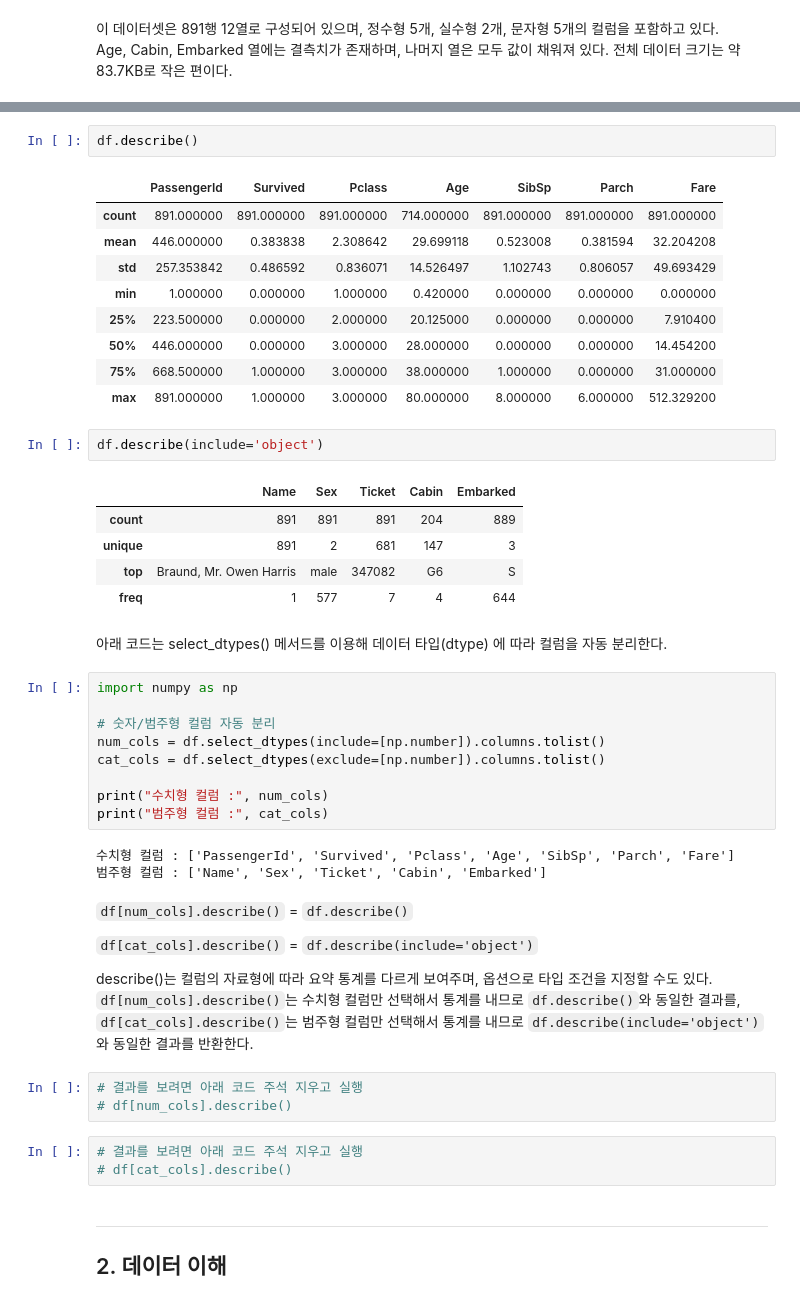
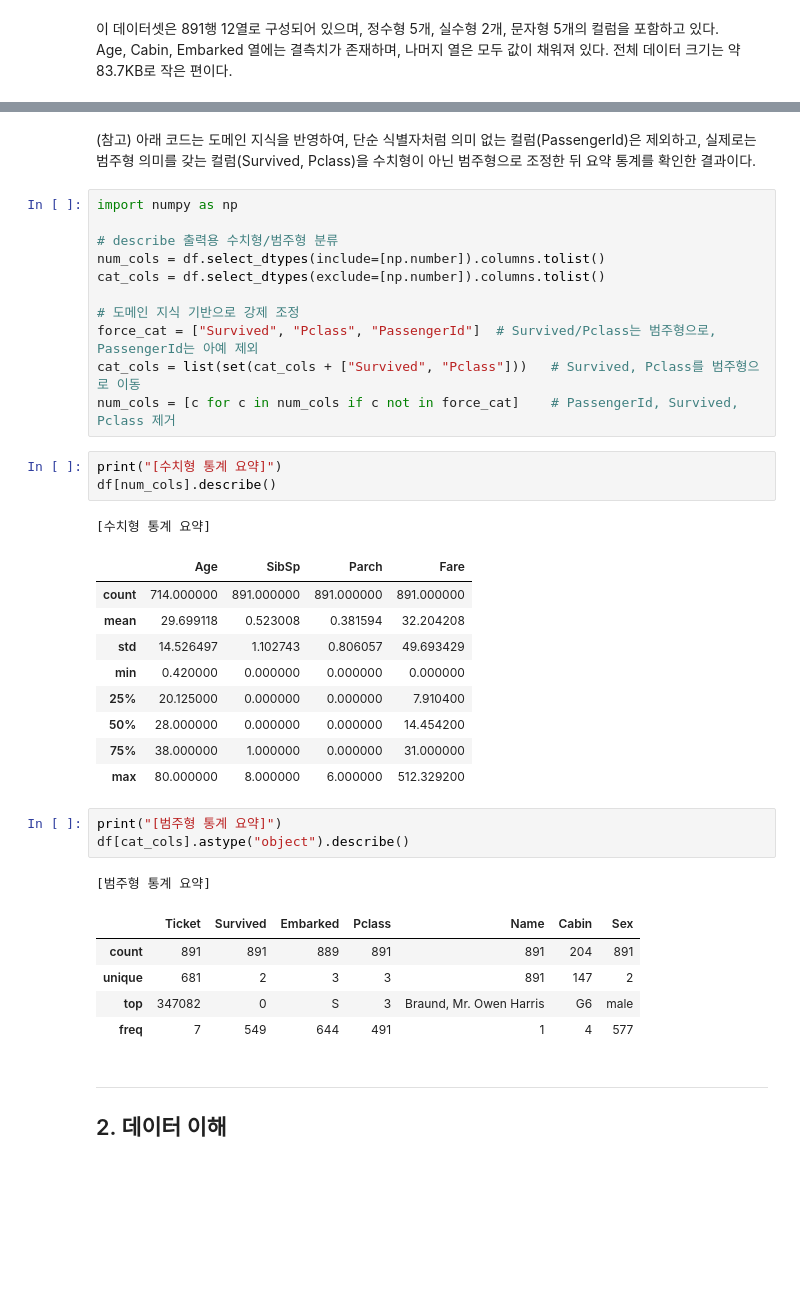
Before and after one commit to JyoARa/Machine-Learning, a Jupyter notebook: Project/Titanic/Titianic_DataAnalysis.ipynb, the cells around one changed output, grey strips where cells are left out. Saved outputs shown, nothing was run; the diff lists cells and outputs as text; blank space fills up the shorter version.

```diff
--- a/Project/Titanic/Titianic_DataAnalysis.ipynb
+++ b/Project/Titanic/Titianic_DataAnalysis.ipynb
@@ -62,51 +91,40 @@ describe() 메서드는 기본적으로 수치형 컬럼에 대한 요약 통계
+# %% [markdown]
+(참고) 아래 코드는 도메인 지식을 반영하여, 단순 식별자처럼 의미 없는 컬럼(PassengerId)은 제외하고, 실제로는 범주형 의미를 갖는 컬럼(Survived, Pclass)을 수치형이 아닌 범주형으로 조정한 뒤 요약 통계를 확인한 결과이다.
+# %%
+import numpy as np
+
+# describe 출력용 수치형/범주형 분류
+num_cols = df.select_dtypes(include=[np.number]).columns.tolist()
+cat_cols = df.select_dtypes(exclude=[np.number]).columns.tolist()
+
+# 도메인 지식 기반으로 강제 조정
+force_cat = ["Survived", "Pclass", "PassengerId"]  # Survived/Pclass는 범주형으로, PassengerId는 아예 제외
+cat_cols = list(set(cat_cols + ["Survived", "Pclass"]))   # Survived, Pclass를 범주형으로 이동
+num_cols = [c for c in num_cols if c not in force_cat]    # PassengerId, Survived, Pclass 제거
 # %%
-df.describe()
+print("[수치형 통계 요약]")
+df[num_cols].describe()
 # %% [output]
+[수치형 통계 요약]
-|  | PassengerId | Survived | Pclass | Age | SibSp | Parch | Fare |
-| count | 891.000000 | 891.000000 | 891.000000 | 714.000000 | 891.000000 | 891.000000 | 891.000000 |
-| mean | 446.000000 | 0.383838 | 2.308642 | 29.699118 | 0.523008 | 0.381594 | 32.204208 |
-| std | 257.353842 | 0.486592 | 0.836071 | 14.526497 | 1.102743 | 0.806057 | 49.693429 |
-| min | 1.000000 | 0.000000 | 1.000000 | 0.420000 | 0.000000 | 0.000000 | 0.000000 |
-| 25% | 223.500000 | 0.000000 | 2.000000 | 20.125000 | 0.000000 | 0.000000 | 7.910400 |
-| 50% | 446.000000 | 0.000000 | 3.000000 | 28.000000 | 0.000000 | 0.000000 | 14.454200 |
-| 75% | 668.500000 | 1.000000 | 3.000000 | 38.000000 | 1.000000 | 0.000000 | 31.000000 |
-| max | 891.000000 | 1.000000 | 3.000000 | 80.000000 | 8.000000 | 6.000000 | 512.329200 |
+|  | Age | SibSp | Parch | Fare |
+| count | 714.000000 | 891.000000 | 891.000000 | 891.000000 |
+| mean | 29.699118 | 0.523008 | 0.381594 | 32.204208 |
+| std | 14.526497 | 1.102743 | 0.806057 | 49.693429 |
+| min | 0.420000 | 0.000000 | 0.000000 | 0.000000 |
+| 25% | 20.125000 | 0.000000 | 0.000000 | 7.910400 |
+| 50% | 28.000000 | 0.000000 | 0.000000 | 14.454200 |
+| 75% | 38.000000 | 1.000000 | 0.000000 | 31.000000 |
+| max | 80.000000 | 8.000000 | 6.000000 | 512.329200 |
 # %%
-df.describe(include='object')
+print("[범주형 통계 요약]")
+df[cat_cols].astype("object").describe()
 # %% [output]
+[범주형 통계 요약]
-|  | Name | Sex | Ticket | Cabin | Embarked |
-| count | 891 | 891 | 891 | 204 | 889 |
-| unique | 891 | 2 | 681 | 147 | 3 |
-| top | Braund, Mr. Owen Harris | male | 347082 | G6 | S |
-| freq | 1 | 577 | 7 | 4 | 644 |
+|  | Ticket | Survived | Embarked | Pclass | Name | Cabin | Sex |
+| count | 891 | 891 | 889 | 891 | 891 | 204 | 891 |
+| unique | 681 | 2 | 3 | 3 | 891 | 147 | 2 |
+| top | 347082 | 0 | S | 3 | Braund, Mr. Owen Harris | G6 | male |
+| freq | 7 | 549 | 644 | 491 | 1 | 4 | 577 |
-# %% [markdown]
-아래 코드는 select_dtypes() 메서드를 이용해 데이터 타입(dtype) 에 따라 컬럼을 자동 분리한다.
-# %%
-import numpy as np
-
-# 숫자/범주형 컬럼 자동 분리
-num_cols = df.select_dtypes(include=[np.number]).columns.tolist()
-cat_cols = df.select_dtypes(exclude=[np.number]).columns.tolist()
-
-print("수치형 컬럼 :", num_cols)
-print("범주형 컬럼 :", cat_cols)
-# %% [output]
-수치형 컬럼 : ['PassengerId', 'Survived', 'Pclass', 'Age', 'SibSp', 'Parch', 'Fare']
-범주형 컬럼 : ['Name', 'Sex', 'Ticket', 'Cabin', 'Embarked']
-# %% [markdown]
-``df[num_cols].describe()`` = ``df.describe()``
-
-``df[cat_cols].describe()`` = ``df.describe(include='object')``
-
-describe()는 컬럼의 자료형에 따라 요약 통계를 다르게 보여주며, 옵션으로 타입 조건을 지정할 수도 있다.
-``df[num_cols].describe()``는 수치형 컬럼만 선택해서 통계를 내므로 ``df.describe()``와 동일한 결과를,
-``df[cat_cols].describe()``는 범주형 컬럼만 선택해서 통계를 내므로 ``df.describe(include='object')``와 동일한 결과를 반환한다.
-# %%
-# 결과를 보려면 아래 코드 주석 지우고 실행
-# df[num_cols].describe()
-# %%
-# 결과를 보려면 아래 코드 주석 지우고 실행
-# df[cat_cols].describe()
 # %% [markdown]
 ---
 
```
Also changed, not shown: parts of 27 cells of this notebook, 1 other file.
